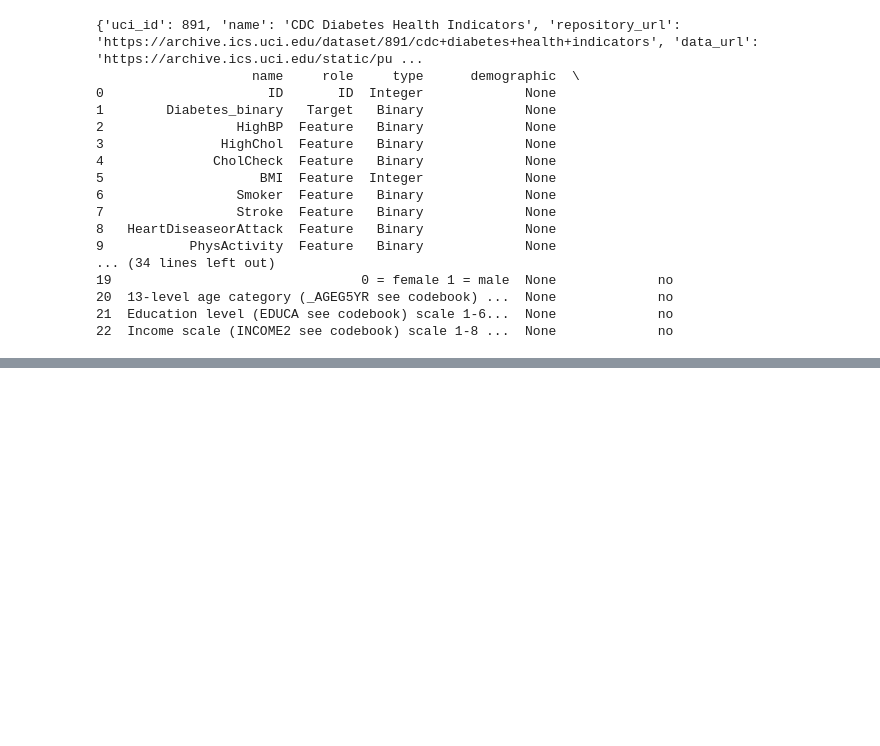
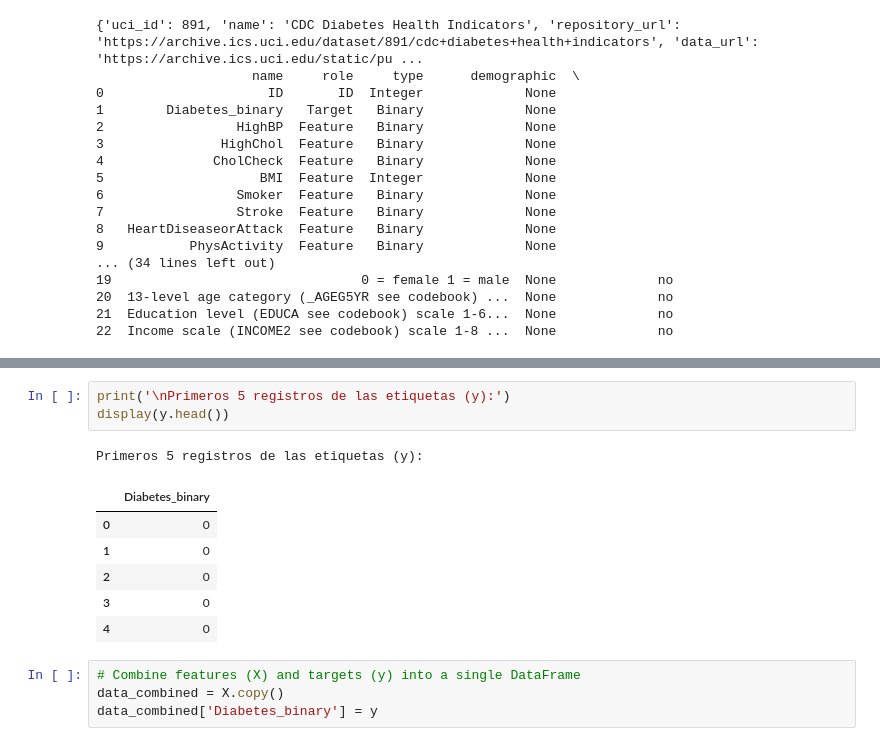
Before and after one commit to EstebanCorsino/MiPrimerRepo, a Jupyter notebook: Diabetes/Diabetes1.ipynb, the cells around one changed output, grey strips where cells are left out. Saved outputs shown, nothing was run; the diff lists cells and outputs as text; blank space fills up the shorter version.

Commit message:
se actualiza notebook de diabetes

```diff
--- a/Diabetes/Diabetes1.ipynb
+++ b/Diabetes/Diabetes1.ipynb
@@ -50,0 +71,15 @@ print(cdc_diabetes_health_indicators.variables)
+# %%
+print('\nPrimeros 5 registros de las etiquetas (y):')
+display(y.head())
+# %% [output]
+Primeros 5 registros de las etiquetas (y):
+|  | Diabetes_binary |
+| 0 | 0 |
+| 1 | 0 |
+| 2 | 0 |
+| 3 | 0 |
+| 4 | 0 |
+# %%
+# Combine features (X) and targets (y) into a single DataFrame
+data_combined = X.copy()
+data_combined['Diabetes_binary'] = y
```
Also changed, not shown: parts of 7 cells of this notebook.
